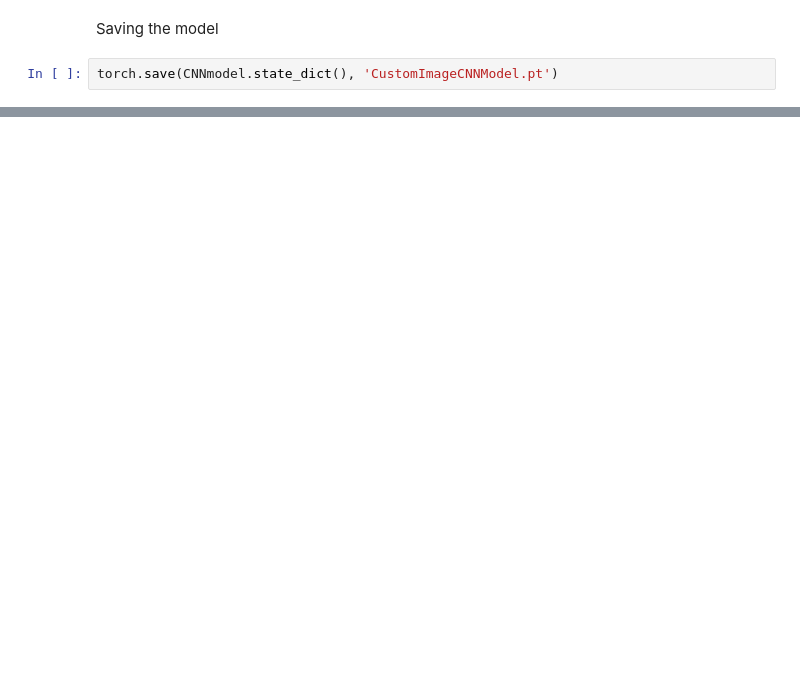
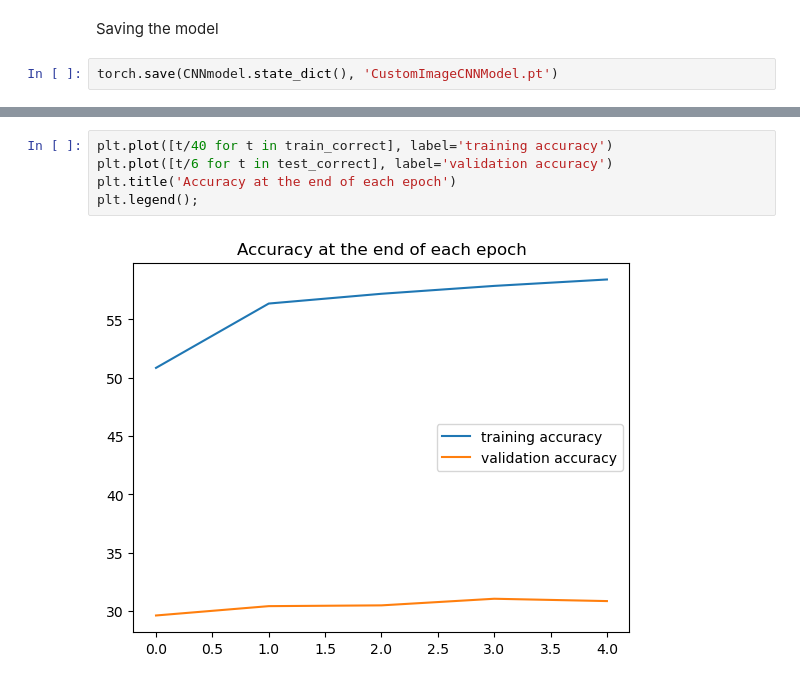
Before and after one commit to TheSalDave/AMLS_22-23_SN19117737, a Jupyter notebook: CNN.ipynb, the cells around one changed output, grey strips where cells are left out. Cells and saved outputs as stored; diff of their text form; blank space fills up the shorter version.

```diff
--- a/CNN.ipynb
+++ b/CNN.ipynb
@@ -282,0 +259,7 @@ AttributeError: 'list' object has no attribute 'detach'
+# %%
+plt.plot([t/40 for t in train_correct], label='training accuracy')
+plt.plot([t/6 for t in test_correct], label='validation accuracy')
+plt.title('Accuracy at the end of each epoch')
+plt.legend();
+# %% [output]
+[figure, added]
```
Also changed, not shown: parts of 9 cells of this notebook, 1 other file.
